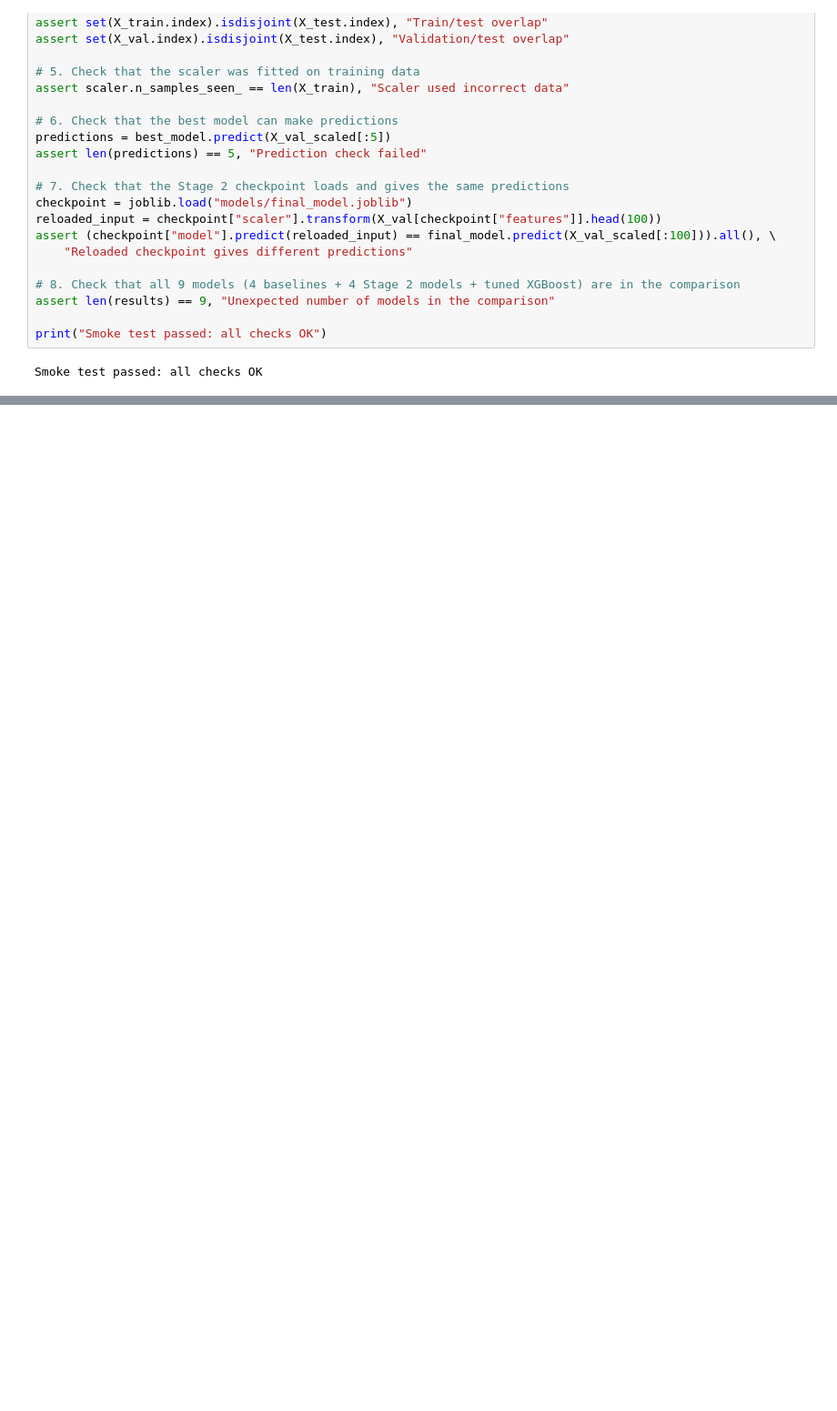
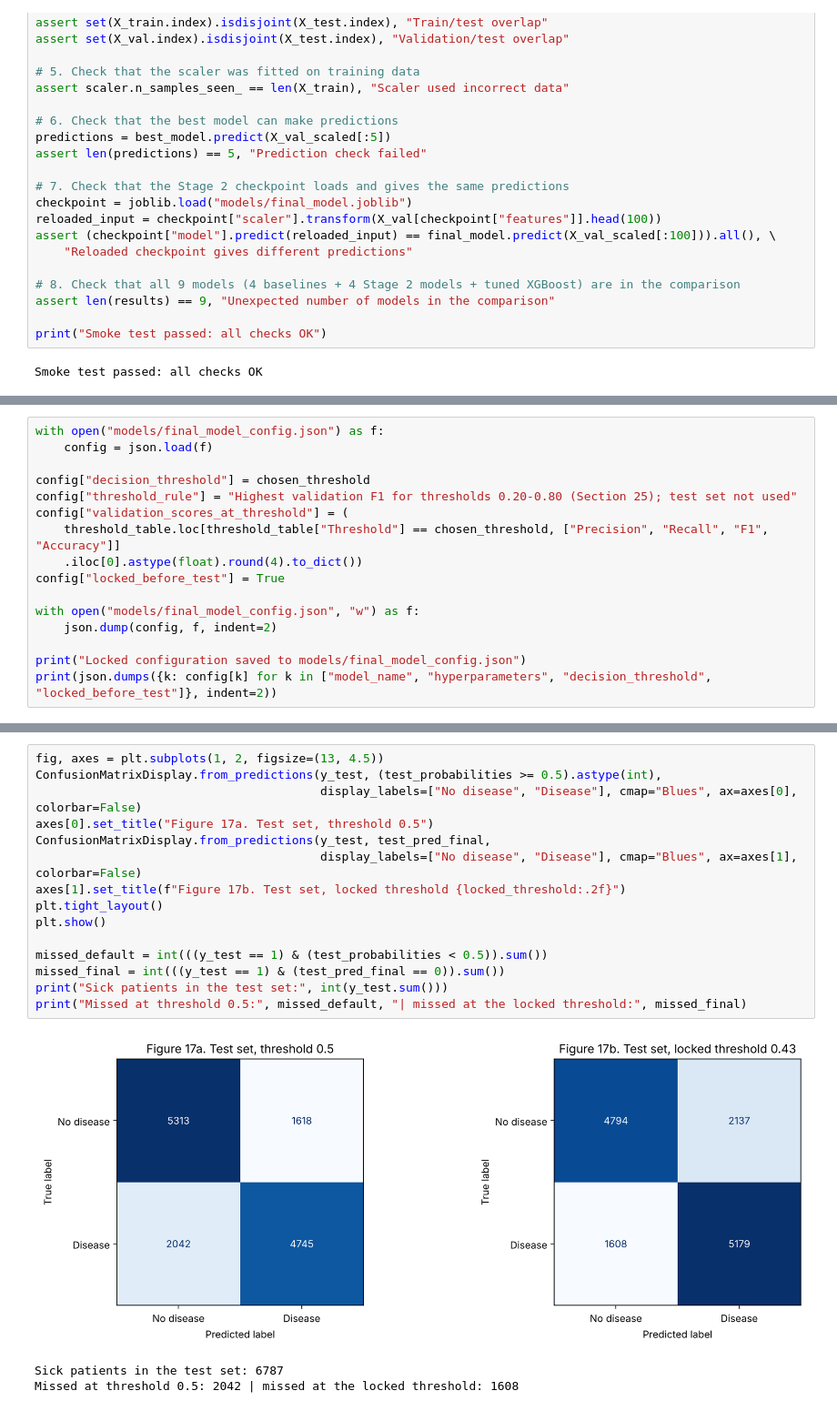
Before and after one commit to Kristina-Kojic/3000-AISE, a Jupyter notebook: DS3000_Project_Group01.ipynb, the cells around one changed output, grey strips where cells are left out. Shown at 91% size. Saved outputs shown, nothing was run; the diff lists cells and outputs as text; blank space fills up the shorter version.

```diff
--- a/DS3000_Project_Group01.ipynb
+++ b/DS3000_Project_Group01.ipynb
@@ -1548,0 +1793,16 @@ Smoke test passed: all checks OK
+# %%
+with open("models/final_model_config.json") as f:
+    config = json.load(f)
+
+config["decision_threshold"] = chosen_threshold
+config["threshold_rule"] = "Highest validation F1 for thresholds 0.20-0.80 (Section 25); test set not used"
+config["validation_scores_at_threshold"] = (
+    threshold_table.loc[threshold_table["Threshold"] == chosen_threshold, ["Precision", "Recall", "F1", "Accuracy"]]
+    .iloc[0].astype(float).round(4).to_dict())
+config["locked_before_test"] = True
+
+with open("models/final_model_config.json", "w") as f:
+    json.dump(config, f, indent=2)
+
+print("Locked configuration saved to models/final_model_config.json")
+print(json.dumps({k: config[k] for k in ["model_name", "hyperparameters", "decision_threshold", "locked_before_test"]}, indent=2))
@@ -1548,0 +1880,19 @@ Smoke test passed: all checks OK
+# %%
+fig, axes = plt.subplots(1, 2, figsize=(13, 4.5))
+ConfusionMatrixDisplay.from_predictions(y_test, (test_probabilities >= 0.5).astype(int),
+                                        display_labels=["No disease", "Disease"], cmap="Blues", ax=axes[0], colorbar=False)
+axes[0].set_title("Figure 17a. Test set, threshold 0.5")
+ConfusionMatrixDisplay.from_predictions(y_test, test_pred_final,
+                                        display_labels=["No disease", "Disease"], cmap="Blues", ax=axes[1], colorbar=False)
+axes[1].set_title(f"Figure 17b. Test set, locked threshold {locked_threshold:.2f}")
+plt.tight_layout()
+plt.show()
+
+missed_default = int(((y_test == 1) & (test_probabilities < 0.5)).sum())
+missed_final = int(((y_test == 1) & (test_pred_final == 0)).sum())
+print("Sick patients in the test set:", int(y_test.sum()))
+print("Missed at threshold 0.5:", missed_default, "| missed at the locked threshold:", missed_final)
+# %% [output]
+[figure, added]
+Sick patients in the test set: 6787
+Missed at threshold 0.5: 2042 | missed at the locked threshold: 1608
```
Also changed, not shown: parts of 45 cells of this notebook, 2 other files.
